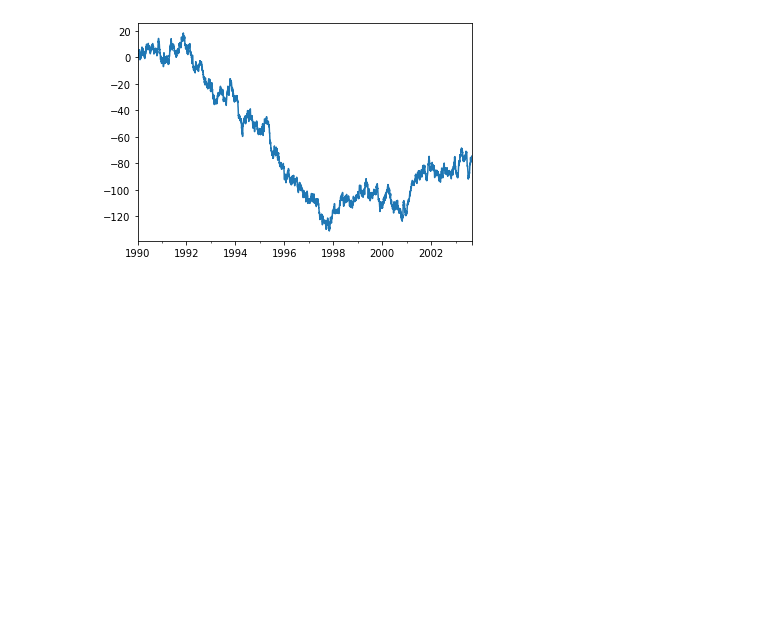
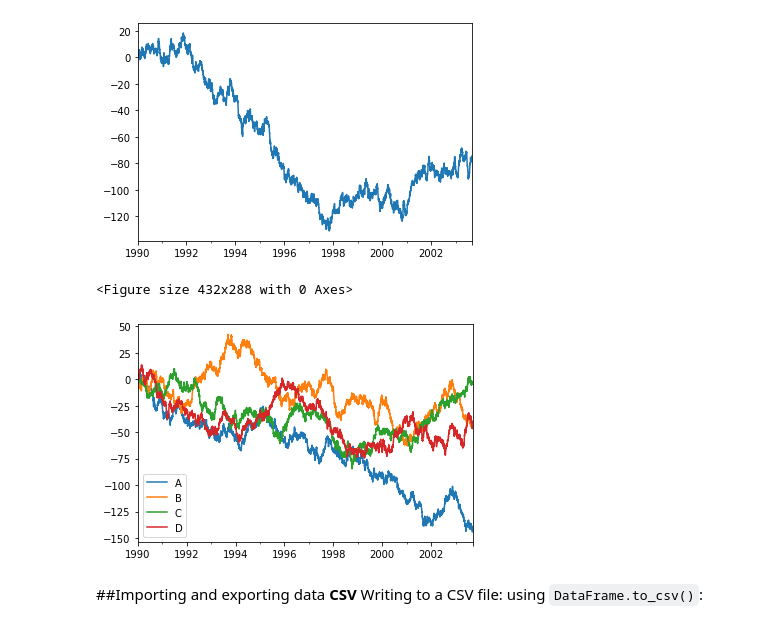
Before and after one commit to MMoronto/pytorch_exercises, a Jupyter notebook: Peutingar_datasets.ipynb, the cells around one changed output. Drawn from its saved outputs; the diff is of its cells as text; code cells hidden in the pictures; blank space fills up the shorter version.

```diff
--- a/Peutingar_datasets.ipynb
+++ b/Peutingar_datasets.ipynb
@@ -1150,0 +1153,19 @@ ts.plot();
+# %%
+df = pd.DataFrame(
+    np.random.randn(5000, 4), index=ts.index, columns=["A", "B", "C", "D"]
+)
+
+df = df.cumsum()
+
+plt.figure();
+
+df.plot();
+
+plt.legend(loc='best');
+# %% [output]
+<Figure size 432x288 with 0 Axes>
+[figure, added]
+# %% [markdown]
+##Importing and exporting data
+**CSV**
+Writing to a CSV file: using `DataFrame.to_csv()`:
```
Also changed, not shown: parts of 8 cells of this notebook.
